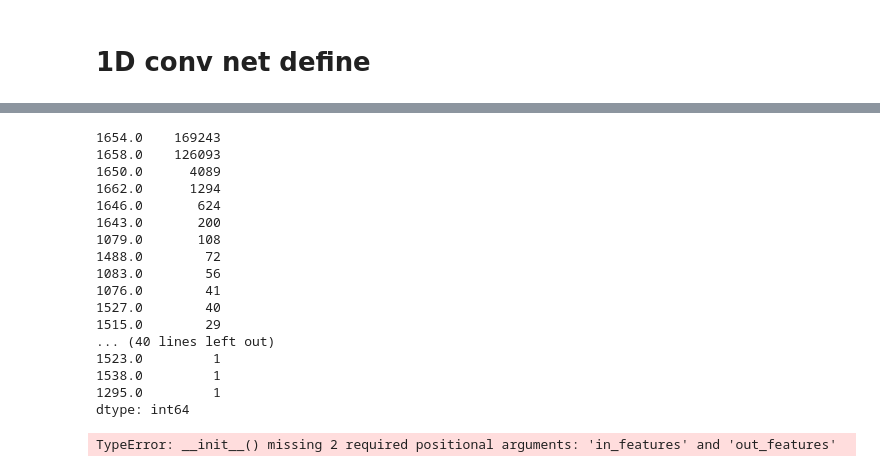
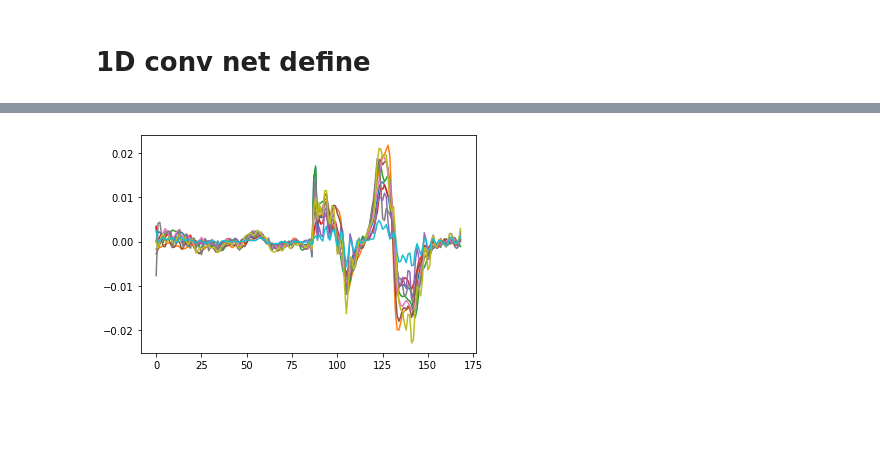
Before and after one commit to c-whitley/PHD, a Jupyter notebook: conv1d_notebook.ipynb, the cells around one changed output, grey strips where cells are left out. Drawn from its saved outputs; the diff is of its cells as text; code cells hidden in the pictures; blank space fills up the shorter version.

```diff
--- a/conv1d_notebook.ipynb
+++ b/conv1d_notebook.ipynb
@@ -49,6 +58,5 @@ from Preprocessing_Methods import *
 # %%
 total = pd.read_hdf('./Original.hdf', key='Data')
-total = total.iloc[:,(1000<total.columns) & (total.columns<1805)]
 
 patient_ids = total.reset_index()['Patient_nu '].unique()
 
@@ -66,4 +76,4 @@ import torch
 # %%
 # Truncate and eliminate paraffin contribution
 
-total_p = pd.DataFrame(FunctionTransformer(minmax_scale, kw_args = {"axis": 1}).fit_transform(total), index=total.index, columns=total.columns)
+total_p = pd.DataFrame(FunctionTransformer(normalize, kw_args = {"axis": 1}).fit_transform(total), index=total.index, columns=total.columns)
@@ -75,20 +79,0 @@ total_p.sample(10).T.plot(legend=False)
-# %%
-total_p.idxmax(axis=1).value_counts()
-# %% [output]
-1654.0    169243
-1658.0    126093
-1650.0      4089
-1662.0      1294
-1646.0       624
-1643.0       200
-1079.0       108
-1488.0        72
-1083.0        56
-1076.0        41
-1527.0        40
-1515.0        29
-... (40 lines left out)
-1523.0         1
-1538.0         1
-1295.0         1
-dtype: int64
@@ -95 +82,5 @@ dtype: int64
+# %%
+plt.plot(savgol_filter(total_p.sample(10),7,5, deriv=1, axis=1).T);
+# %% [output]
+[figure, added]
 # %%
@@ -97,4 +87,0 @@ from conv import SpecConvNet
-# %%
-SpecConvNet()
-# %% [output]
-TypeError: __init__() missing 2 required positional arguments: 'in_features' and 'out_features'
```
Also changed, not shown: parts of 10 cells of this notebook, 12 other files.
